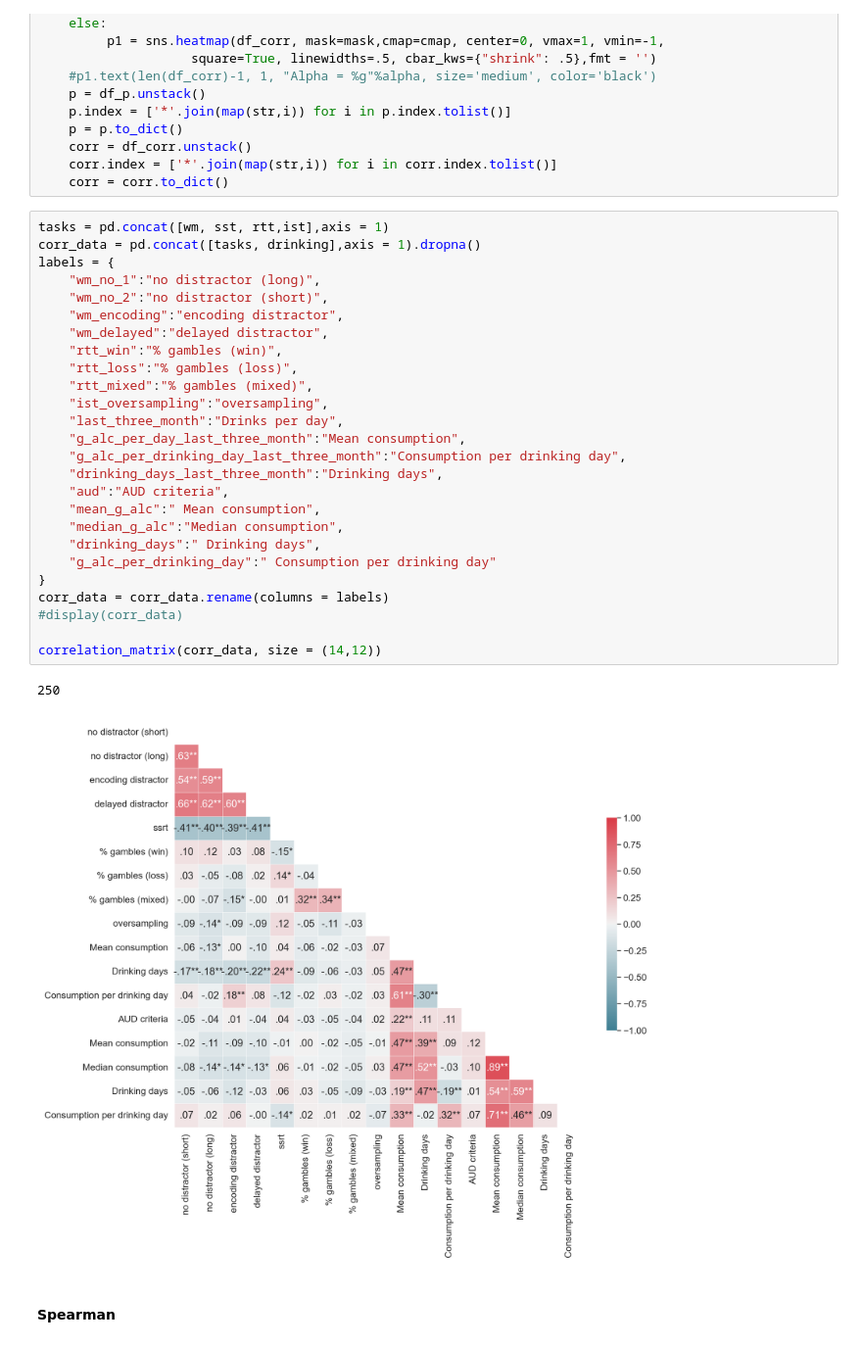
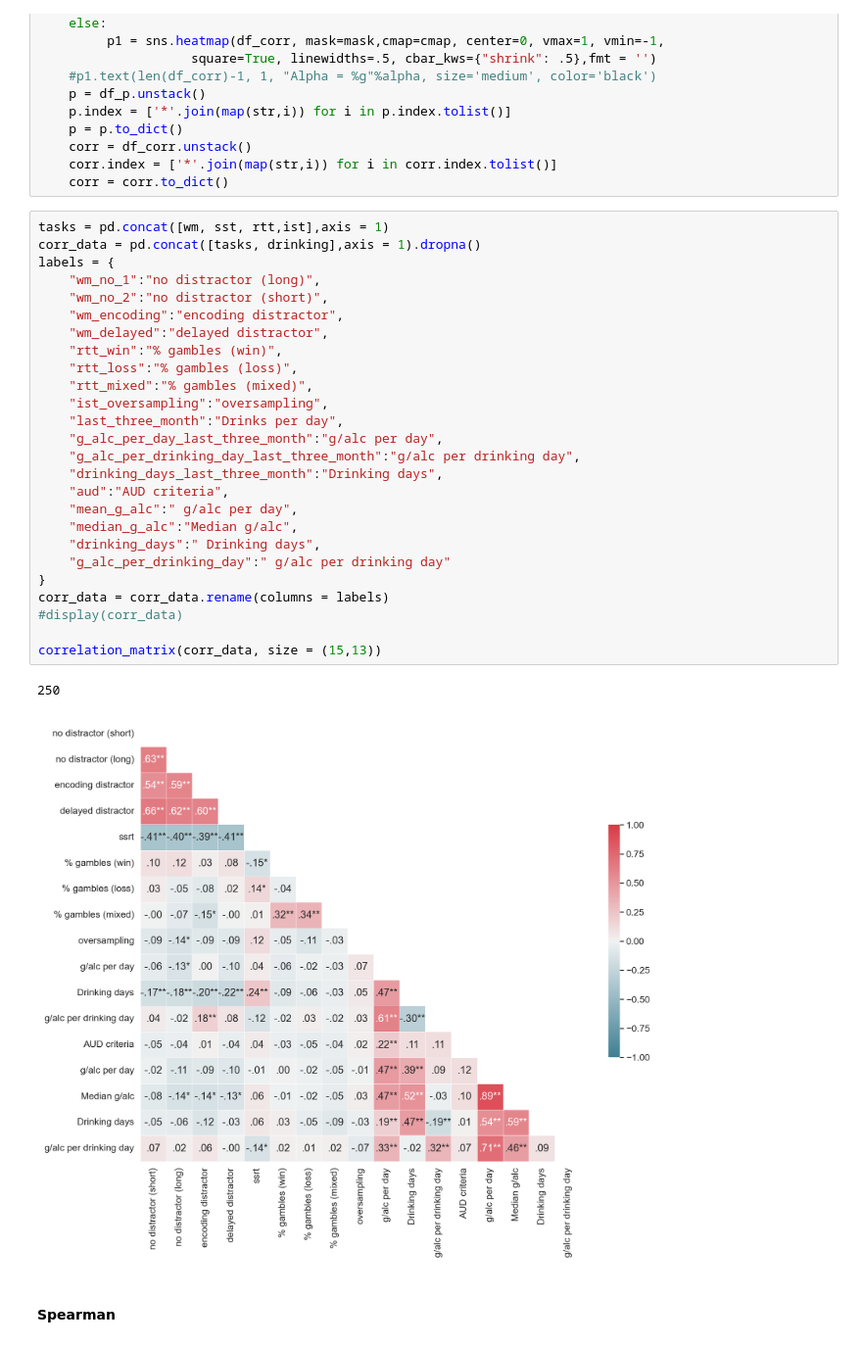
Before and after one commit to hgzech/trr265, a Jupyter notebook: notebooks/16_gbe.baseline_drinking.ipynb, the cells around one changed output. Shown at 98% size. Drawn from its saved outputs; the diff is of its cells as text.

```diff
--- a/notebooks/16_gbe.baseline_drinking.ipynb
+++ b/notebooks/16_gbe.baseline_drinking.ipynb
@@ -412,32 +412,32 @@ def correlation_matrix(analysis_data, alpha = .05, bonferroni = False, size = (1
 # %%
 tasks = pd.concat([wm, sst, rtt,ist],axis = 1)
 corr_data = pd.concat([tasks, drinking],axis = 1).dropna()
 labels = {
     "wm_no_1":"no distractor (long)",
     "wm_no_2":"no distractor (short)",
     "wm_encoding":"encoding distractor",
     "wm_delayed":"delayed distractor",
     "rtt_win":"% gambles (win)",
     "rtt_loss":"% gambles (loss)",
     "rtt_mixed":"% gambles (mixed)",
     "ist_oversampling":"oversampling",
     "last_three_month":"Drinks per day",
-    "g_alc_per_day_last_three_month":"Mean consumption",
-    "g_alc_per_drinking_day_last_three_month":"Consumption per drinking day",
+    "g_alc_per_day_last_three_month":"g/alc per day",
+    "g_alc_per_drinking_day_last_three_month":"g/alc per drinking day",
     "drinking_days_last_three_month":"Drinking days",
     "aud":"AUD criteria",
-    "mean_g_alc":" Mean consumption",
-    "median_g_alc":"Median consumption",
+    "mean_g_alc":" g/alc per day",
+    "median_g_alc":"Median g/alc",
     "drinking_days":" Drinking days",
-    "g_alc_per_drinking_day":" Consumption per drinking day"
+    "g_alc_per_drinking_day":" g/alc per drinking day"
 }
 corr_data = corr_data.rename(columns = labels)
 #display(corr_data)
 
-correlation_matrix(corr_data, size = (14,12))
+correlation_matrix(corr_data, size = (15,13))
 # %% [output]
 250
-[figure, old version]
+[figure, new version]
 # %% [markdown]
 #### Spearman
 # %%
```
Also changed, not shown: parts of 3 cells of this notebook, 48 other files.
